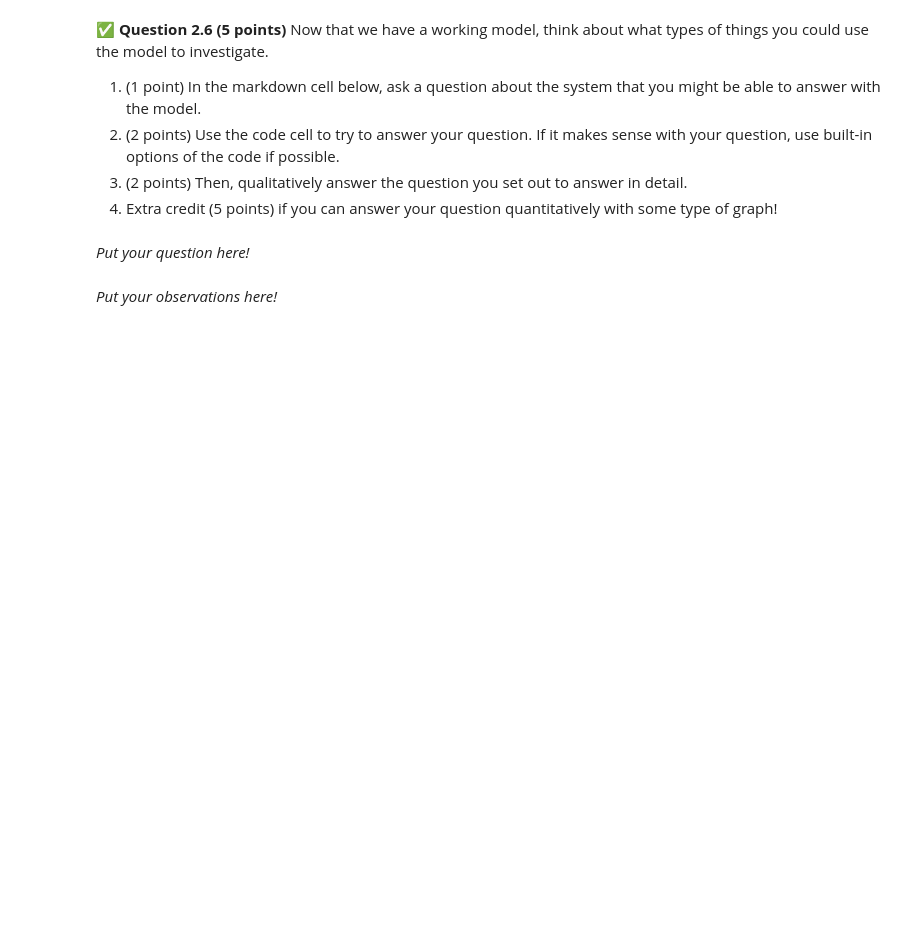
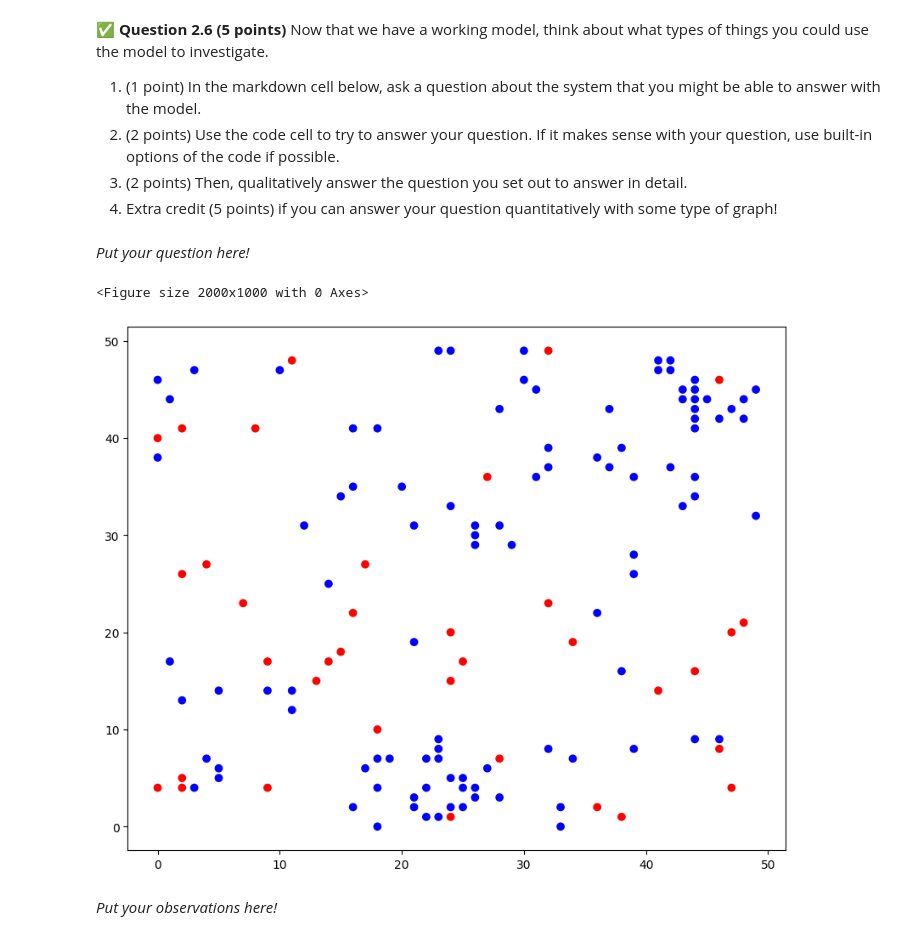
Before and after one commit to MrBay39/CMSE202-S-26-TurnIn, a Jupyter notebook: hw-02/CMSE202-Midterm-Section004-Steven_Goller.ipynb, the cells around one changed output. Cells and saved outputs as stored; diff of their text form; code cells hidden in the pictures; blank space fills up the shorter version.

```diff
--- a/hw-02/CMSE202-Midterm-Section004-Steven_Goller.ipynb
+++ b/hw-02/CMSE202-Midterm-Section004-Steven_Goller.ipynb
@@ -357,6 +531,23 @@ for i in range(20):
 *Put your question here!*
 # %%
 # Use this cell to explore your question!
+    # def __init__(self, size_x=50, size_y=50, start_prey=0.1, start_predator=0.1, reproduce_likelihood=0.4, eat_likelihood=0.4):
+fig, ax = plt.subplots(figsize=(20,10))
+
+testEnv = Environment(reproduce_likelihood=0.8)
+testEnv.plot()
+
+for i in range(20):
+    testEnv.timestep()
+    time.sleep(1.0)
+    testEnv.plot()
+''' reproduce - .2 prey die off early first half then pred start to die around half way we see a slim pop for both until the prey slowly start to reproduce nearly doubling the pred
+
+reproduce - .8 the first half is dominated by the prey about half way the pred start to increase more as the grid fills with prey, quickly the pred take over and engulf nearly every prey by the end of the 20 steps
+reproduce unchagned the populations appear to be even in the first half of the simulation as the prey start to group we can see slight changes to both the prey and predator, towards the last quarter of the simulation the predators begin to overtake teh prey as they group together and dominate the grid by teh end  '''
+# %% [output]
+<Figure size 2000x1000 with 0 Axes>
+[figure, added]
 # %% [markdown]
 *Put your observations here!*
 # %% [markdown]
```
Also changed, not shown: parts of 10 cells of this notebook.
